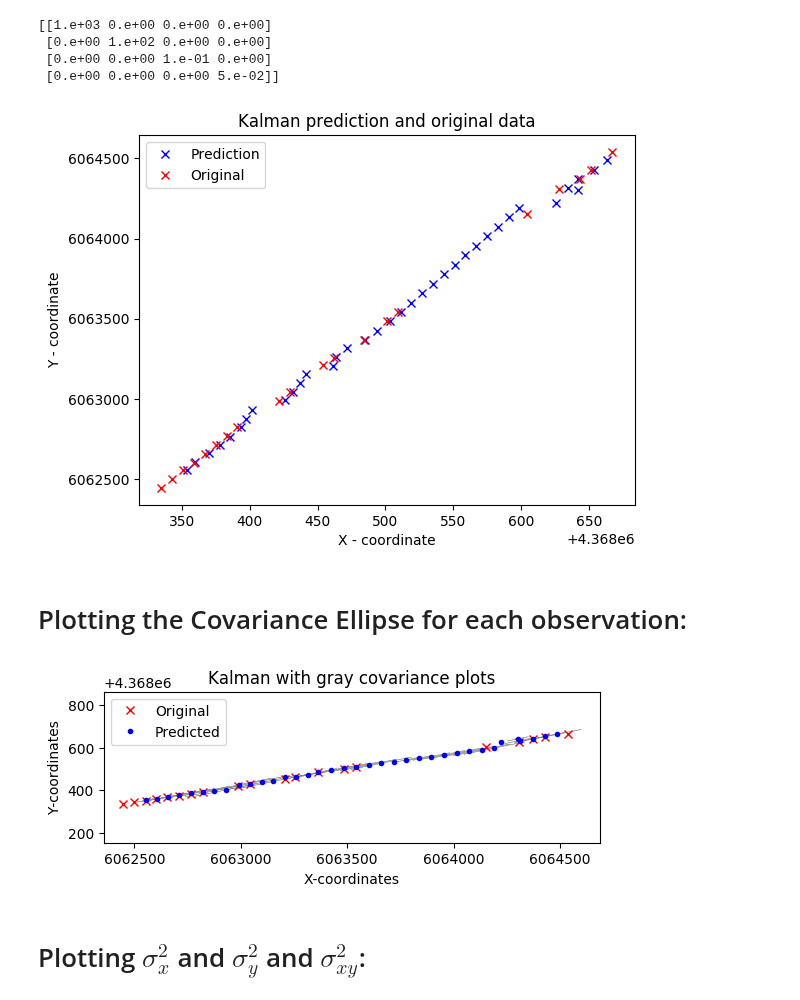
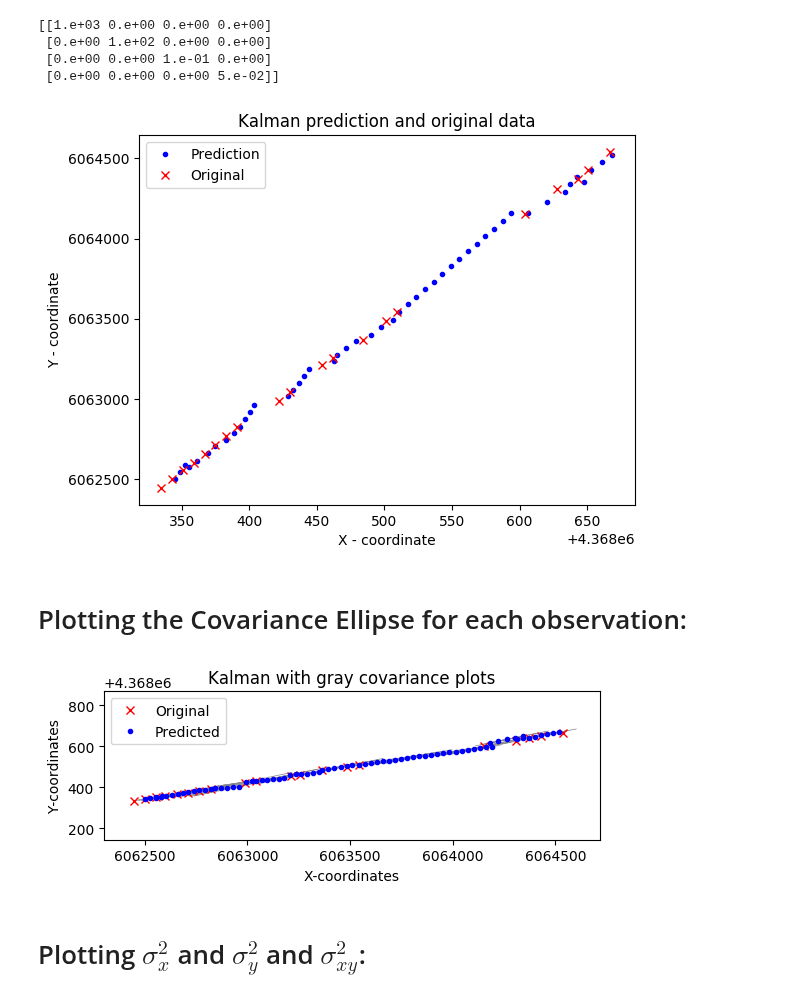
Before and after one commit to cnburger/AIS_KalmanFilter, a Jupyter notebook: KalmanFilter_adjust.ipynb, the cells around one changed output. Drawn from its saved outputs; the diff is of its cells as text; code cells hidden in the pictures.

```diff
--- a/KalmanFilter_adjust.ipynb
+++ b/KalmanFilter_adjust.ipynb
@@ -130,7 +130,7 @@ I = np.identity(4)
 
 # Sensitivity measures, deep copy to avoid address pointers:
 R = np.diag(np.array([5,5,-0.8,-0.8]))
-R = np.diag(np.array([20,20,0.3,0.3]))
+#R = np.diag(np.array([20,20,0.3,0.3]))
 
 Q = copy.deepcopy(P_k)
 
@@ -147,7 +147,7 @@ polish_counter = 1 # counter for the original data set obsevations
 for i in range(0,380):
 
     '''If we observe the value we observe this'''
-    if(polish_data.iloc[polish_counter,0] == i and polish_counter < 21):
+    if(i == 0 or (polish_data.iloc[polish_counter,0] == i and polish_counter < 21)):
         zk_prev = polish_data.iloc[polish_counter-1,:].values
         z_k = polish_data.iloc[polish_counter,:].values # convert to numpy array -observed value
 
@@ -183,36 +183,36 @@ for i in range(0,380):
         Pk_save_states.append(copy.deepcopy(P_k))
         X_save_states.append(copy.deepcopy(X_state))
 
 
 
 # Saving the coordinates:
 X_coord = []
 Y_coord = []
 Pk_coord  = []
 
 X_orig = polish_data.iloc[:,2]
 Y_orig = polish_data.iloc[:,3]
 
 for i in range(0,380):
-    if i > 10 and i % 10 == 0:
+    if i % 8 == 0:
         X_coord.append(X_save_states[i][0][0])
         #print(X_save_states[i][0][0])
         Y_coord.append(X_save_states[i][1][0])
         Pk_coord.append(extract_long_lat_covariance(Pk_save_states[i]))
 
 
 #plt.plot(X_coord[11:380], Y_coord[11:380], "bx")
 
-plt.plot(Y_coord,X_coord, "bx")
+plt.plot(Y_coord,X_coord, "b.")
 plt.plot(Y_orig,X_orig, "rx")
 plt.title("Kalman prediction and original data")
 plt.xlabel("X - coordinate")
 plt.ylabel("Y - coordinate")
 legend_data = np.array(["Prediction","Original"])
 plt.legend(legend_data, loc = "best")
 plt.show()
 # %% [output]
-[figure, old version]
+[figure, new version]
 # %% [markdown]
 # Plotting the Covariance Ellipse for each observation:
 # %%
@@ -251,7 +251,7 @@ plt.ylabel("Y-coordinates")
 
 plt.show()
 # %% [output]
-[figure, old version]
+[figure, new version]
 # %%
 import matplotlib as mpl
 mpl.rcParams.update(mpl.rcParamsDefault)
```
Also changed, not shown: parts of 10 cells of this notebook.
